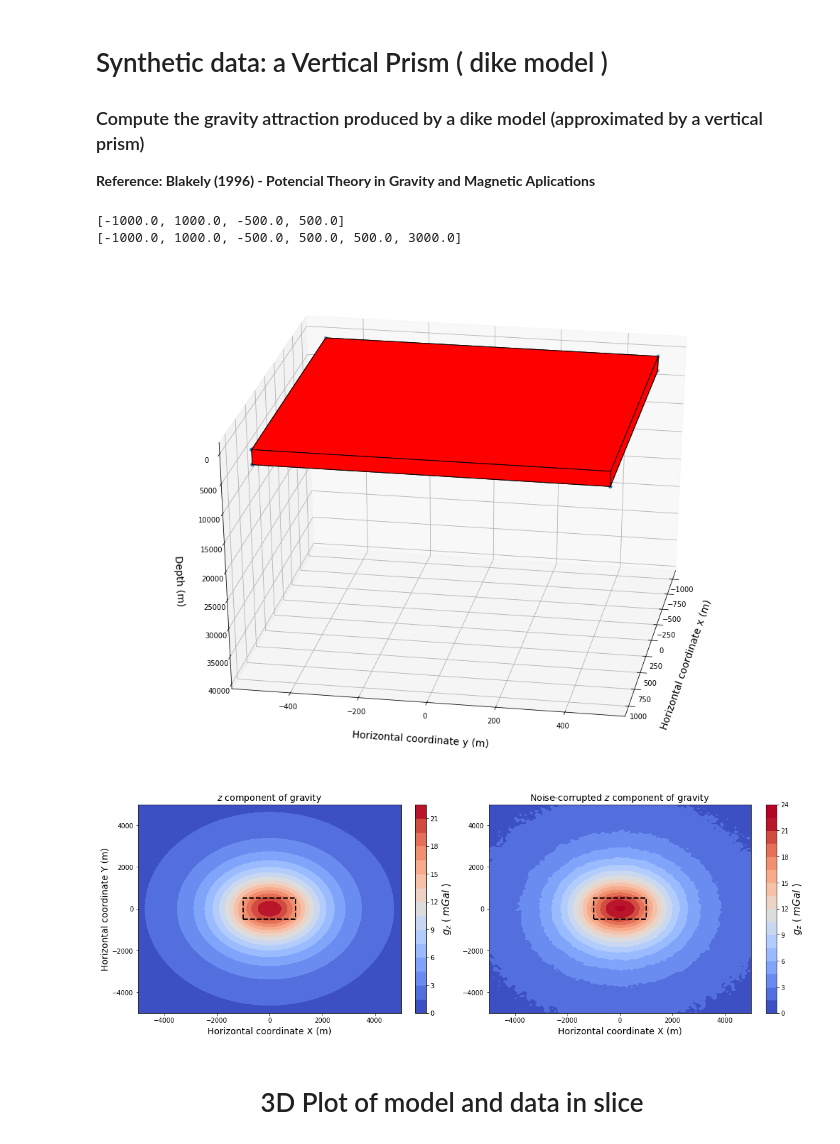
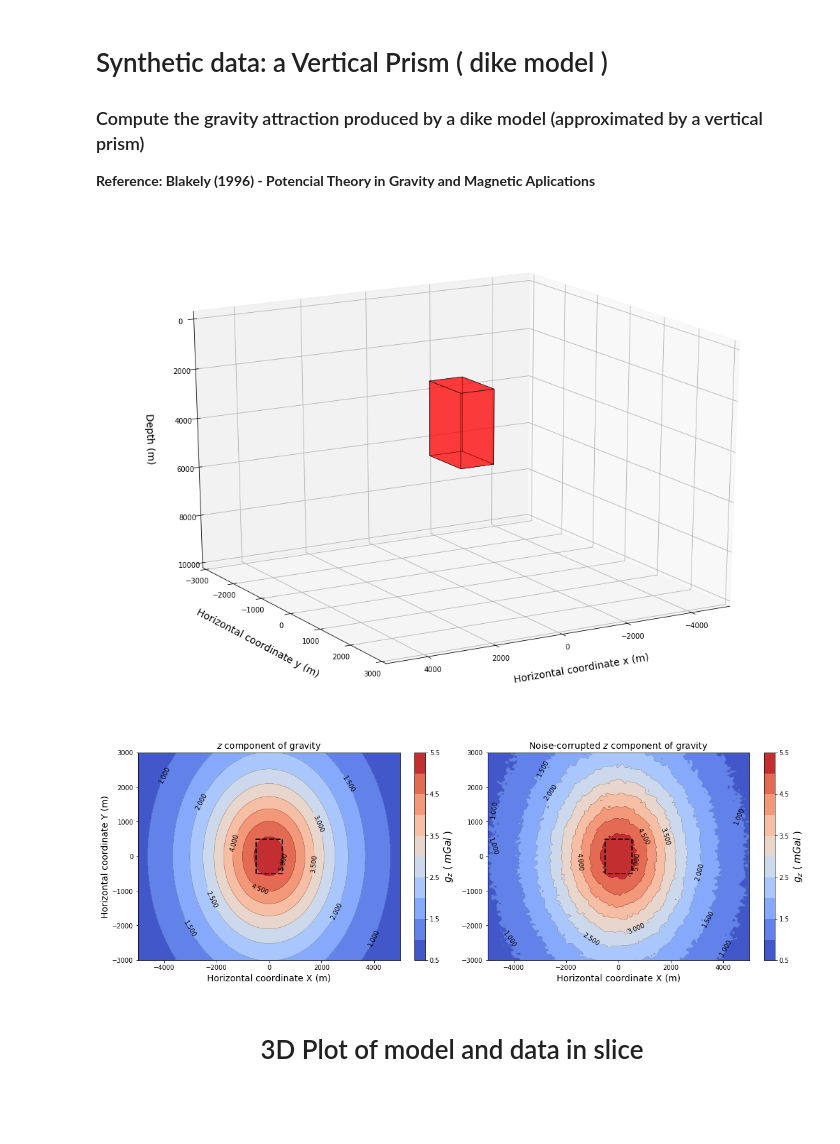
Before and after one commit to rodrigobijani/Congresso_Brasileiro_Geologia2018, a Jupyter notebook: scripts/prism-grav.ipynb, the cells around one changed output. Cells and saved outputs as stored; diff of their text form; code cells hidden in the pictures; blank space fills up the shorter version.

```diff
--- a/scripts/prism-grav.ipynb
+++ b/scripts/prism-grav.ipynb
@@ -25,29 +25,19 @@ from modules.numerics import addnoise
 # Positions and number of points
 nx = 100
 ny = 100
-# to be used in the plot:
-shape = (nx,ny)
 
 # define the x and y ranges:
 x = np.linspace(-5000., 5000.0, nx) # meters
-y = np.copy(x) # for identical axis
-#y = np.linspace(-3000.0, 3000.0, ny)
-z = -500.0  #np.linspace(-20., -20.0, nx)  # meters (flight hight)
+#y = np.copy(x) # for identical axis
+y = np.linspace(-3000.0, 3000.0, ny)
+z = -100.0  #np.linspace(-20., -20.0, nx)  # meters (flight hight)
 
 # Computes the mesh of all points
 X, Y  = np.meshgrid(x, y)
 # %%
 # Setting the parameters for prism
-# dike = [xmin, xmax, ymin, ymax, zmin, zmax, dens]
-dike = [-1000., 1000., -500., 500., 500., 3000., 2900.0] # meters + kg/m3
-# ---- define the plot area ---- :
-area = dike[0:4]
-view3D = dike[0:6]
-print area
-print view3D
+# dike = [xmin(m), xmax(m) , ymin(m), ymax(m), zmin(m), zmax(m), dens(km/m3)]
+dike = [-500., 500., -500., 500., 2000., 5000., 2900.0]
-# %% [output]
-[-1000.0, 1000.0, -500.0, 500.0]
-[-1000.0, 1000.0, -500.0, 500.0, 500.0, 3000.0]
 # %%
 # create data frame with pandas to save data file:
 columns=['xmin','xmax','ymin', 'ymax', 'zmin', 'zmax', 'density(kg/m3)']
@@ -57,54 +47,65 @@ datadike.to_csv("Synthetic/dike_model.txt", sep = ' ', index = False, header = T
 # make the 3D plot for visualization of the model:
 fig = plt.figure(figsize=(14,10))
 ax = fig.gca(projection='3d') # 3D boxplot where the figure goes
-box = draw_prism(ax, dike)
+box = draw_prism( ax, dike )
+
 # ----- labels (these should be used outside of the function!)
 box.set_xlabel('Horizontal coordinate x (m)', labelpad=20 ,fontsize=14)
 box.set_ylabel('Horizontal coordinate y (m)', labelpad=20 ,fontsize=14)
-box.set_zlim(-1000,40000)
-box.set_zlabel('Depth (m)',labelpad=20 ,fontsize=14, rotation = 90)
+box.set_xlim( min(x), max(x) )
+box.set_ylim( min(y), max(y) )
+box.set_zlim(-100,10000)
+box.set_zlabel('Depth (m)', labelpad=20 ,fontsize=14, rotation = 90)
 
 #visualization angle
-box.view_init(30, 10)
+box.view_init(20, 60)
 box.invert_zaxis()
 plt.tight_layout(True)
 # %% [output]
-[figure, old version]
+[figure, new version]
 # %%
 # Calculating the gravity components
 gz = prism_gz(X, Y, z, dike)
 # %%
 # Adicionar ruido aos dados, visando simular a realidade das medidas:
-gz_noise = addnoise(gz, 0.5, 0.1)
+gz_noise = addnoise(gz, 0.1, 0.05)
 # %%
 # Ploting all results obtained so far:
 plt.close('all')
 plt.figure(figsize=(18,6))
 fs = 14
 #############################################################################
 plt.subplot(1, 2, 1)
 plt.title('$z$ component of gravity ', fontsize = fs)
-p1 = plt.contourf(X, Y, gz, 20, cmap = plt.cm.coolwarm, vmin = np.min(gz), vmax = np.max(gz))
+
+p = plt.contour(X, Y, gz, 10, colors='k', linewidths = 0.2, vmin=np.min(gz_noise), vmax=np.max(gz_noise) )
+# display the lines and the respective value of each line:
+plt.clabel(p, inline=1, fontsize=10) #(only work for contour command!!!!!!)
+
+p1 = plt.contourf(X, Y, gz, 10, cmap = plt.cm.coolwarm, vmin = np.min(gz_noise), vmax = np.max(gz_noise))
 cbar = plt.colorbar(p1, aspect=20, fraction = 0.05, orientation="vertical")
 cbar.set_label('$g_z $ ( $ mGal$ )',fontsize=15, rotation = 90)
 #plt.colorbar()
-rectangle(area, style='--k', linewidth=2, fill= None, alpha=1., label=None)
+rectangle(dike[0:4], style='--k', linewidth=2, fill= None, alpha=1., label=None)
 plt.ylabel('Horizontal coordinate Y (m)', fontsize = fs)
 plt.xlabel('Horizontal coordinate X (m)', fontsize = fs)
 #############################################################################
 plt.subplot(1, 2, 2)
 plt.title('Noise-corrupted $z$ component of gravity ', fontsize = fs)
-p2 = plt.contourf(X, Y, gz_noise, 20,cmap = plt.cm.coolwarm, vmin = np.min(gz), vmax = np.max(gz))
+
+p = plt.contour(X, Y, gz_noise, 10, colors='k', linewidths = 0.2, vmin=np.min(gz_noise), vmax=np.max(gz_noise) )
+# display the lines and the respective value of each line:
+plt.clabel(p, inline=1, fontsize=10) #(only work for contour command!!!!!!)
+
+p2 = plt.contourf(X, Y, gz_noise, 10, cmap = plt.cm.coolwarm, vmin = np.min(gz_noise), vmax = np.max(gz_noise))
 cbar = plt.colorbar(p2, aspect=20, fraction = 0.05, orientation="vertical")
 cbar.set_label('$g_z $ ( $ mGal$ )',fontsize=15, rotation = 90)
 #plt.colorbar()
-rectangle(area, style='--k', linewidth=2, fill= None, alpha=1., label=None)
+rectangle(dike[0:4], style='--k', linewidth=2, fill= None, alpha=1., label=None)
 #plt.ylabel('Horizontal coordinate Y (m)', fontsize = fs)
 plt.xlabel('Horizontal coordinate X (m)', fontsize = fs)
 
-#plt.savefig('figures/prism-gravity')
-
 plt.show()
 # %% [output]
-[figure, old version]
+[figure, new version]
 # %%
```
Also changed, not shown: parts of 5 cells of this notebook, 1 other file.
